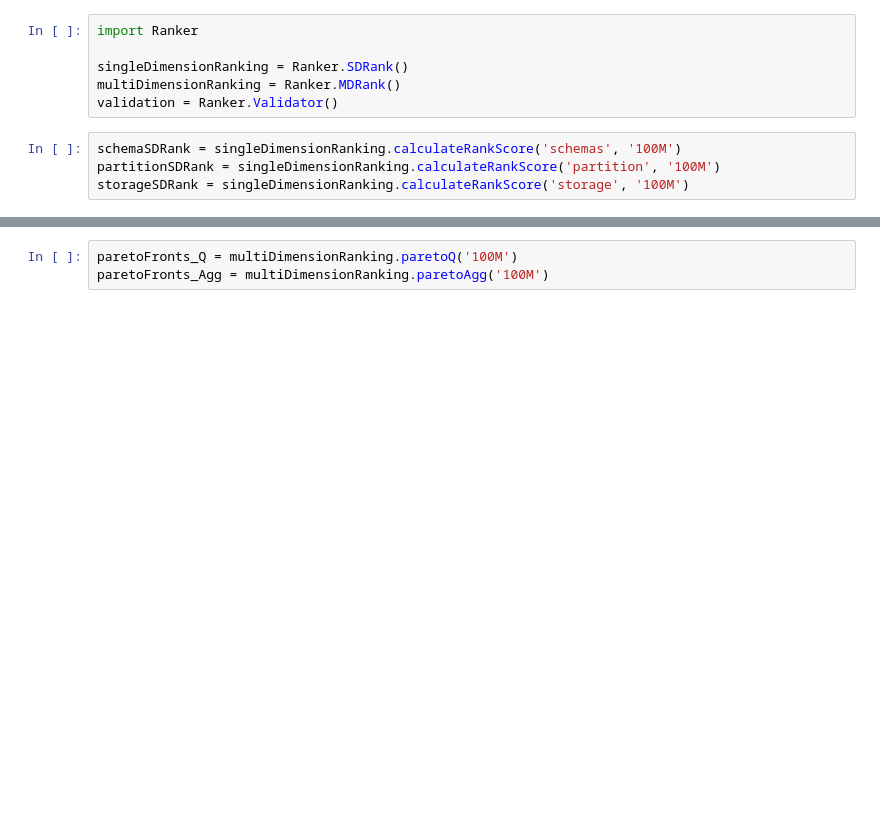
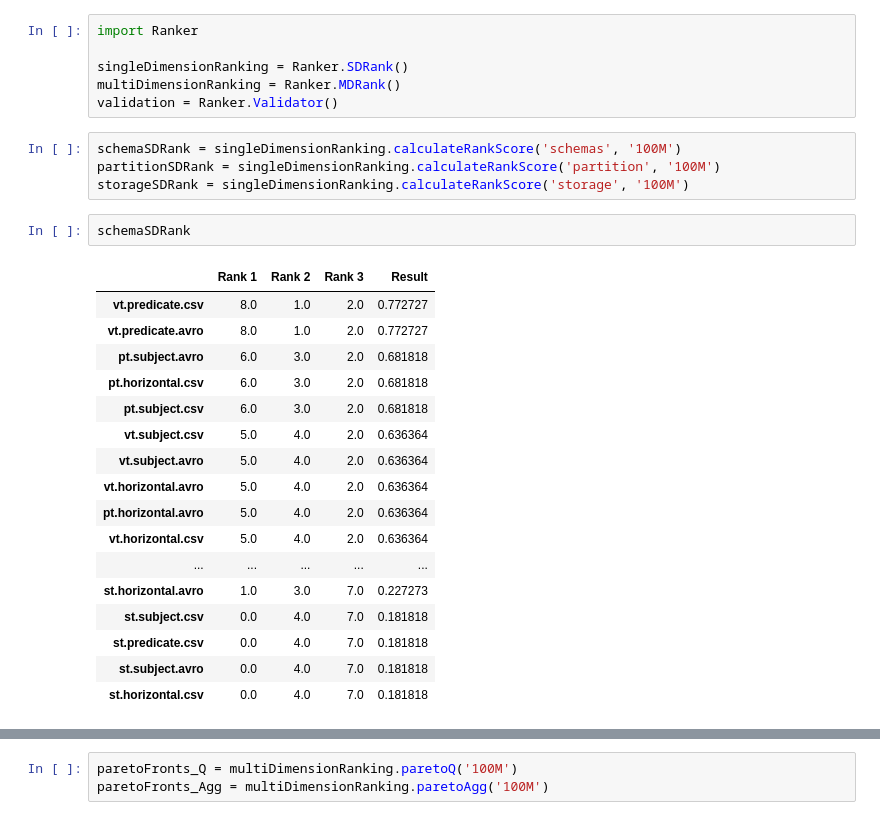
Before and after one commit to DataSystemsGroupUT/PAPyA, a Jupyter notebook: BenchRanker/BenchRanker.ipynb, the cells around one changed output, grey strips where cells are left out. Cells and saved outputs as stored; diff of their text form; blank space fills up the shorter version.

```diff
--- a/BenchRanker/BenchRanker.ipynb
+++ b/BenchRanker/BenchRanker.ipynb
@@ -8,3 +8,23 @@ validation = Ranker.Validator()
 schemaSDRank = singleDimensionRanking.calculateRankScore('schemas', '100M')
 partitionSDRank = singleDimensionRanking.calculateRankScore('partition', '100M')
 storageSDRank = singleDimensionRanking.calculateRankScore('storage', '100M')
+# %%
+schemaSDRank
+# %% [output]
+|  | Rank 1 | Rank 2 | Rank 3 | Result |
+| vt.predicate.csv | 8.0 | 1.0 | 2.0 | 0.772727 |
+| vt.predicate.avro | 8.0 | 1.0 | 2.0 | 0.772727 |
+| pt.subject.avro | 6.0 | 3.0 | 2.0 | 0.681818 |
+| pt.horizontal.csv | 6.0 | 3.0 | 2.0 | 0.681818 |
+| pt.subject.csv | 6.0 | 3.0 | 2.0 | 0.681818 |
+| vt.subject.csv | 5.0 | 4.0 | 2.0 | 0.636364 |
+| vt.subject.avro | 5.0 | 4.0 | 2.0 | 0.636364 |
+| vt.horizontal.avro | 5.0 | 4.0 | 2.0 | 0.636364 |
+| pt.horizontal.avro | 5.0 | 4.0 | 2.0 | 0.636364 |
+| vt.horizontal.csv | 5.0 | 4.0 | 2.0 | 0.636364 |
+| ... | ... | ... | ... | ... |
+| st.horizontal.avro | 1.0 | 3.0 | 7.0 | 0.227273 |
+| st.subject.csv | 0.0 | 4.0 | 7.0 | 0.181818 |
+| st.predicate.csv | 0.0 | 4.0 | 7.0 | 0.181818 |
+| st.subject.avro | 0.0 | 4.0 | 7.0 | 0.181818 |
+| st.horizontal.csv | 0.0 | 4.0 | 7.0 | 0.181818 |
```
Also changed, not shown: parts of 8 cells of this notebook.
